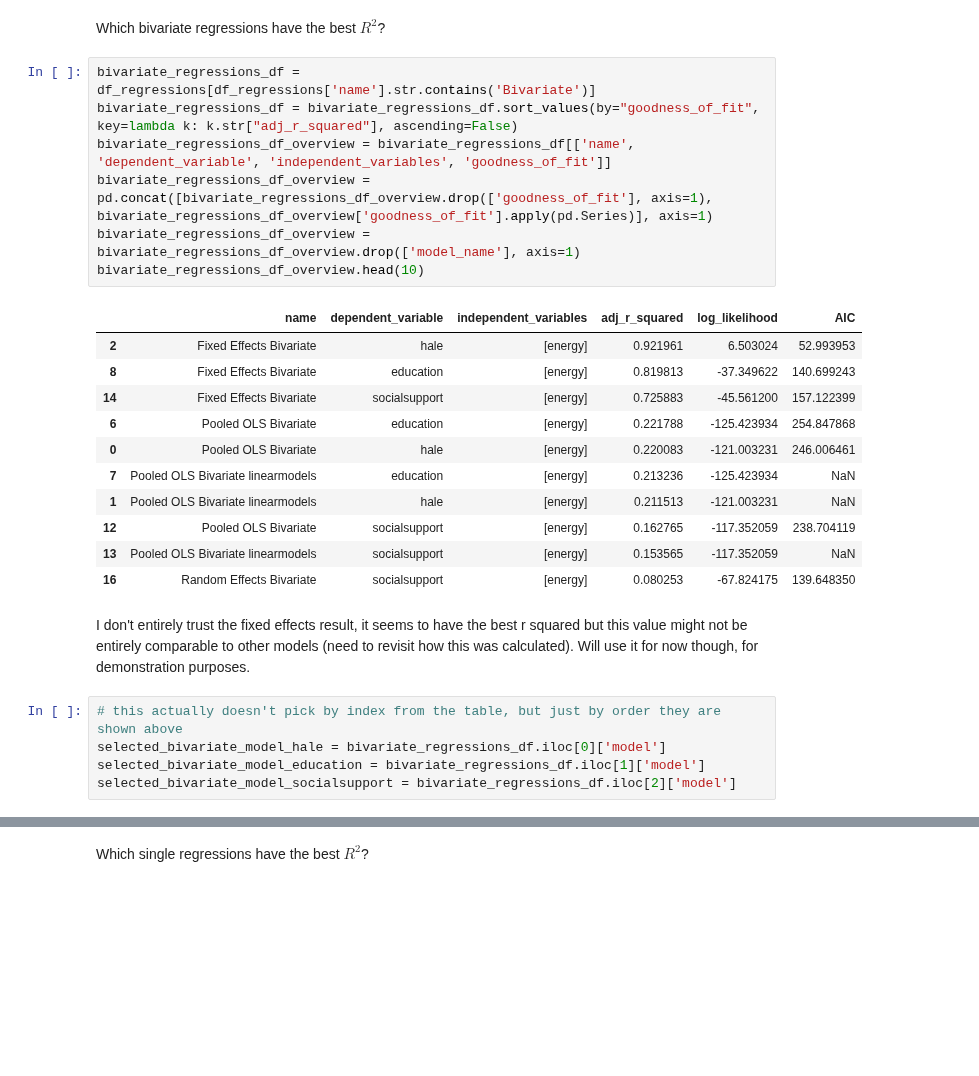
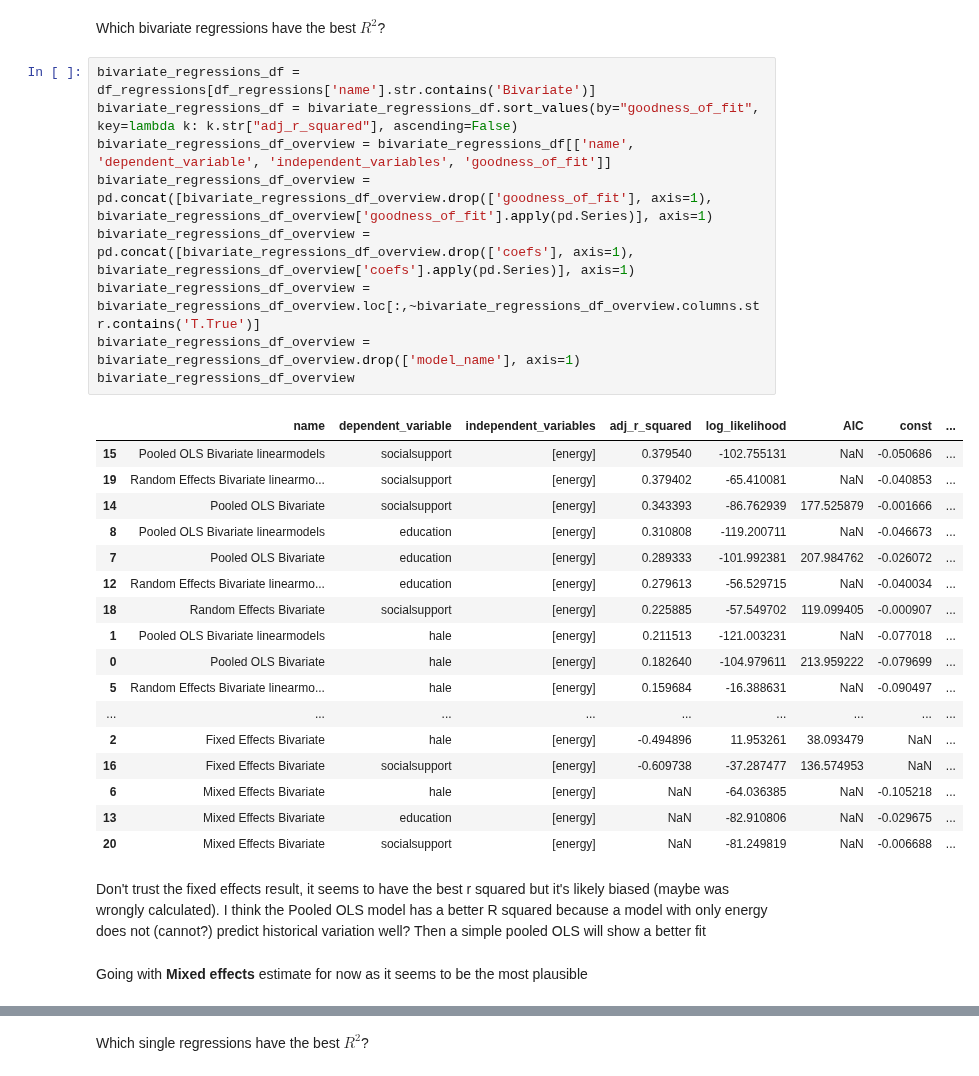
Before and after one commit to saviorand/provisioning-model, a Jupyter notebook: provisioning_model/notebooks/foundational/viz_regressions.ipynb, the cells around one changed output, grey strips where cells are left out. Drawn from its saved outputs; the diff is of its cells as text; blank space fills up the shorter version.

Commit message:
plotting regressions done

```diff
--- a/provisioning_model/notebooks/foundational/viz_regressions.ipynb
+++ b/provisioning_model/notebooks/foundational/viz_regressions.ipynb
@@ -56,27 +61,32 @@ Which bivariate regressions have the best $R^2$?
 # %%
 bivariate_regressions_df = df_regressions[df_regressions['name'].str.contains('Bivariate')]
 bivariate_regressions_df = bivariate_regressions_df.sort_values(by="goodness_of_fit", key=lambda k: k.str["adj_r_squared"], ascending=False)
 bivariate_regressions_df_overview = bivariate_regressions_df[['name', 'dependent_variable', 'independent_variables', 'goodness_of_fit']]
 bivariate_regressions_df_overview = pd.concat([bivariate_regressions_df_overview.drop(['goodness_of_fit'], axis=1), bivariate_regressions_df_overview['goodness_of_fit'].apply(pd.Series)], axis=1)
+bivariate_regressions_df_overview = pd.concat([bivariate_regressions_df_overview.drop(['coefs'], axis=1), bivariate_regressions_df_overview['coefs'].apply(pd.Series)], axis=1)
+bivariate_regressions_df_overview = bivariate_regressions_df_overview.loc[:,~bivariate_regressions_df_overview.columns.str.contains('T.True')]
 bivariate_regressions_df_overview = bivariate_regressions_df_overview.drop(['model_name'], axis=1)
-bivariate_regressions_df_overview.head(10)
+bivariate_regressions_df_overview
 # %% [output]
-|  | name | dependent_variable | independent_variables | adj_r_squared | log_likelihood | AIC |
-| 2 | Fixed Effects Bivariate | hale | [energy] | 0.921961 | 6.503024 | 52.993953 |
-| 8 | Fixed Effects Bivariate | education | [energy] | 0.819813 | -37.349622 | 140.699243 |
-| 14 | Fixed Effects Bivariate | socialsupport | [energy] | 0.725883 | -45.561200 | 157.122399 |
-| 6 | Pooled OLS Bivariate | education | [energy] | 0.221788 | -125.423934 | 254.847868 |
-| 0 | Pooled OLS Bivariate | hale | [energy] | 0.220083 | -121.003231 | 246.006461 |
-| 7 | Pooled OLS Bivariate linearmodels | education | [energy] | 0.213236 | -125.423934 | NaN |
-| 1 | Pooled OLS Bivariate linearmodels | hale | [energy] | 0.211513 | -121.003231 | NaN |
-| 12 | Pooled OLS Bivariate | socialsupport | [energy] | 0.162765 | -117.352059 | 238.704119 |
-| 13 | Pooled OLS Bivariate linearmodels | socialsupport | [energy] | 0.153565 | -117.352059 | NaN |
-| 16 | Random Effects Bivariate | socialsupport | [energy] | 0.080253 | -67.824175 | 139.648350 |
+|  | name | dependent_variable | independent_variables | adj_r_squared | log_likelihood | AIC | const | ... |
+| 15 | Pooled OLS Bivariate linearmodels | socialsupport | [energy] | 0.379540 | -102.755131 | NaN | -0.050686 | ... |
+| 19 | Random Effects Bivariate linearmo... | socialsupport | [energy] | 0.379402 | -65.410081 | NaN | -0.040853 | ... |
+| 14 | Pooled OLS Bivariate | socialsupport | [energy] | 0.343393 | -86.762939 | 177.525879 | -0.001666 | ... |
+| 8 | Pooled OLS Bivariate linearmodels | education | [energy] | 0.310808 | -119.200711 | NaN | -0.046673 | ... |
+| 7 | Pooled OLS Bivariate | education | [energy] | 0.289333 | -101.992381 | 207.984762 | -0.026072 | ... |
+| 12 | Random Effects Bivariate linearmo... | education | [energy] | 0.279613 | -56.529715 | NaN | -0.040034 | ... |
+| 18 | Random Effects Bivariate | socialsupport | [energy] | 0.225885 | -57.549702 | 119.099405 | -0.000907 | ... |
+| 1 | Pooled OLS Bivariate linearmodels | hale | [energy] | 0.211513 | -121.003231 | NaN | -0.077018 | ... |
+| 0 | Pooled OLS Bivariate | hale | [energy] | 0.182640 | -104.979611 | 213.959222 | -0.079699 | ... |
+| 5 | Random Effects Bivariate linearmo... | hale | [energy] | 0.159684 | -16.388631 | NaN | -0.090497 | ... |
+| ... | ... | ... | ... | ... | ... | ... | ... | ... |
+| 2 | Fixed Effects Bivariate | hale | [energy] | -0.494896 | 11.953261 | 38.093479 | NaN | ... |
+| 16 | Fixed Effects Bivariate | socialsupport | [energy] | -0.609738 | -37.287477 | 136.574953 | NaN | ... |
+| 6 | Mixed Effects Bivariate | hale | [energy] | NaN | -64.036385 | NaN | -0.105218 | ... |
+| 13 | Mixed Effects Bivariate | education | [energy] | NaN | -82.910806 | NaN | -0.029675 | ... |
+| 20 | Mixed Effects Bivariate | socialsupport | [energy] | NaN | -81.249819 | NaN | -0.006688 | ... |
-# %% [markdown]
-I don't entirely trust the fixed effects result, it seems to have the best r squared but this value might not be entirely comparable to other models (need to revisit how this was calculated).
-Will use it for now though, for demonstration purposes.
-# %%
-# this actually doesn't pick by index from the table, but just by order they are shown above
-selected_bivariate_model_hale = bivariate_regressions_df.iloc[0]['model']
-selected_bivariate_model_education = bivariate_regressions_df.iloc[1]['model']
-selected_bivariate_model_socialsupport = bivariate_regressions_df.iloc[2]['model']
+# %% [markdown]
+Don't trust the fixed effects result, it seems to have the best r squared but it's likely biased (maybe was wrongly calculated).
+I think the Pooled OLS model has a better R squared because a model with only energy does not (cannot?) predict historical variation well? Then a simple pooled OLS will show a better fit
+# %% [markdown]
+Going with **Mixed effects** estimate for now as it seems to be the most plausible
```
Also changed, not shown: parts of 33 cells of this notebook, 3 other files.
